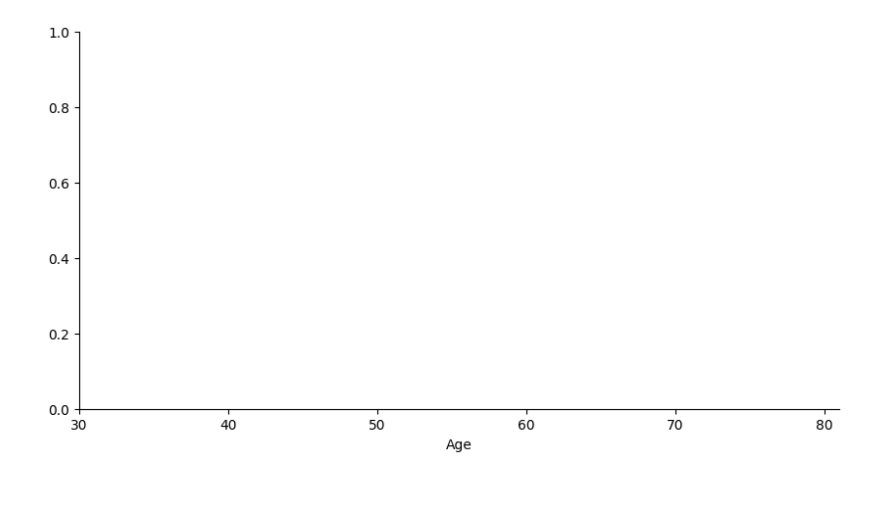
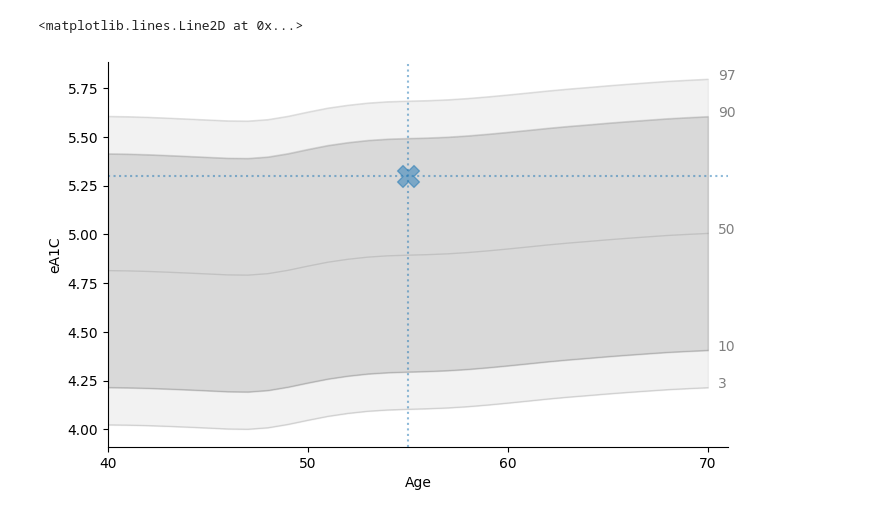
Before and after one commit to ayya-keshet/CGMap, a Jupyter notebook: example_plots.ipynb, the cells around one changed output. Cells and saved outputs as stored; diff of their text form; code cells hidden in the pictures; blank space fills up the shorter version.

Commit message:
ref plot updates

```diff
--- a/example_plots.ipynb
+++ b/example_plots.ipynb
@@ -40,4 +42,15 @@ array(['[40-50)', '[50-60)', '[60-70]'], dtype=object)
-# %%
-plot_age_ref()
-# %% [output]
-[figure, removed]
+# %%
+iglu_var = "eA1C"
+gender = 0
+plot_age_ref(iglu_var, gender)
+
+
+ax = plt.gca()
+age = 55
+val = 5.3
+ax.scatter([age], [val], marker="X", s=250, alpha=0.5)
+ax.axhline(val, alpha=0.5, ls=":")
+ax.axvline(age, alpha=0.5, ls=":")
+# %% [output]
+<matplotlib.lines.Line2D at 0x...>
+[figure, added]
```
Also changed, not shown: parts of 3 cells of this notebook, 1 other file.
